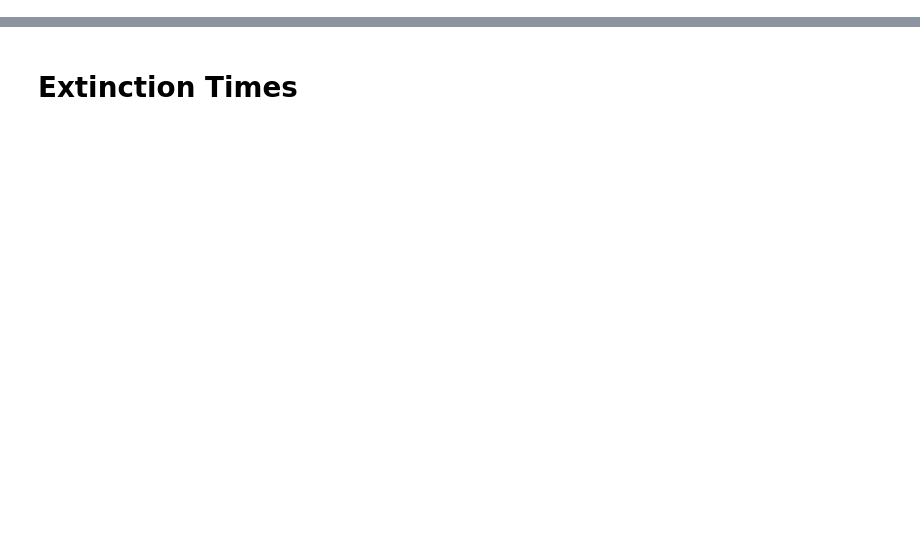
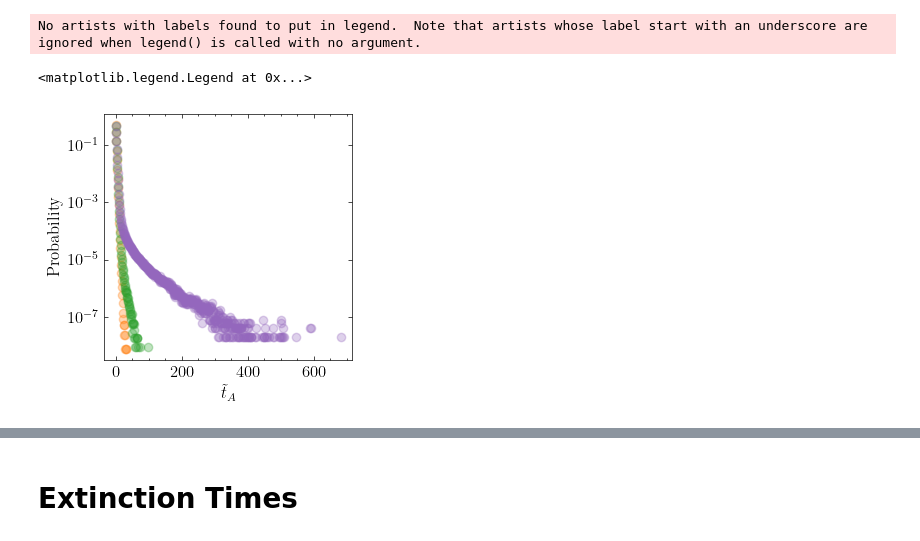
Before and after one commit to ISCOTTYI/dormant-life, a Jupyter notebook: plots.ipynb, the cells around one changed output, grey strips where cells are left out. Saved outputs shown, nothing was run; the diff lists cells and outputs as text; code cells hidden in the pictures; blank space fills up the shorter version.

```diff
--- a/plots.ipynb
+++ b/plots.ipynb
@@ -75 +163,29 @@ ax.legend()
+# %%
+from collections import Counter
+from lifetime_distribution import lifetime_distribution
+N = 300; t_max = 10_000; t_trans = 200
+
+fig, ax = plt.subplots()
+ax.set(
+    xlabel=r"$\tilde{t}_A$",
+    ylabel=r"Probability",
+    yscale="log",
+    # xlim=(-5, 85),
+    # ylim=(10**(-7.1), 10)
+)
+for alpha, c in zip([1, .8, .3], ["tab:orange", "tab:green", "tab:purple"]):
+    sl = SporeLife(random_init_grid(N, seed=100), alpha=alpha)
+    distr: Counter = lifetime_distribution(ALIVE, sl, t_max, t_trans)
+    vals, counts = np.fromiter(distr.keys(), np.intc), np.fromiter(distr.values(), np.intc)
+    vals_sort_permut = vals.argsort()
+    vals, probs = vals[vals_sort_permut], counts[vals_sort_permut]/np.sum(counts)
+    # popt, _ = curve_fit(exponential_law, vals[int(len(vals)/2):], probs[int(len(vals)/2):], p0=(10**(-4), 4))
+    ax.scatter(vals, probs, alpha=0.3, c=c)
+    # ax.plot(vals, exponential_law(vals, *popt), c=c,
+    #         label=r"$\alpha = %.1f$: $%.2f\cdot\mathrm{e}^{-t/%.2f}$"%(alpha, popt[0], popt[1]))
+ax.legend(loc="upper right")
+# %% [output]
+No artists with labels found to put in legend.  Note that artists whose label start with an underscore are ignored when legend() is called with no argument.
+<matplotlib.legend.Legend at 0x...>
+[figure, added]
 # %%
```
Also changed, not shown: parts of 29 cells of this notebook.
